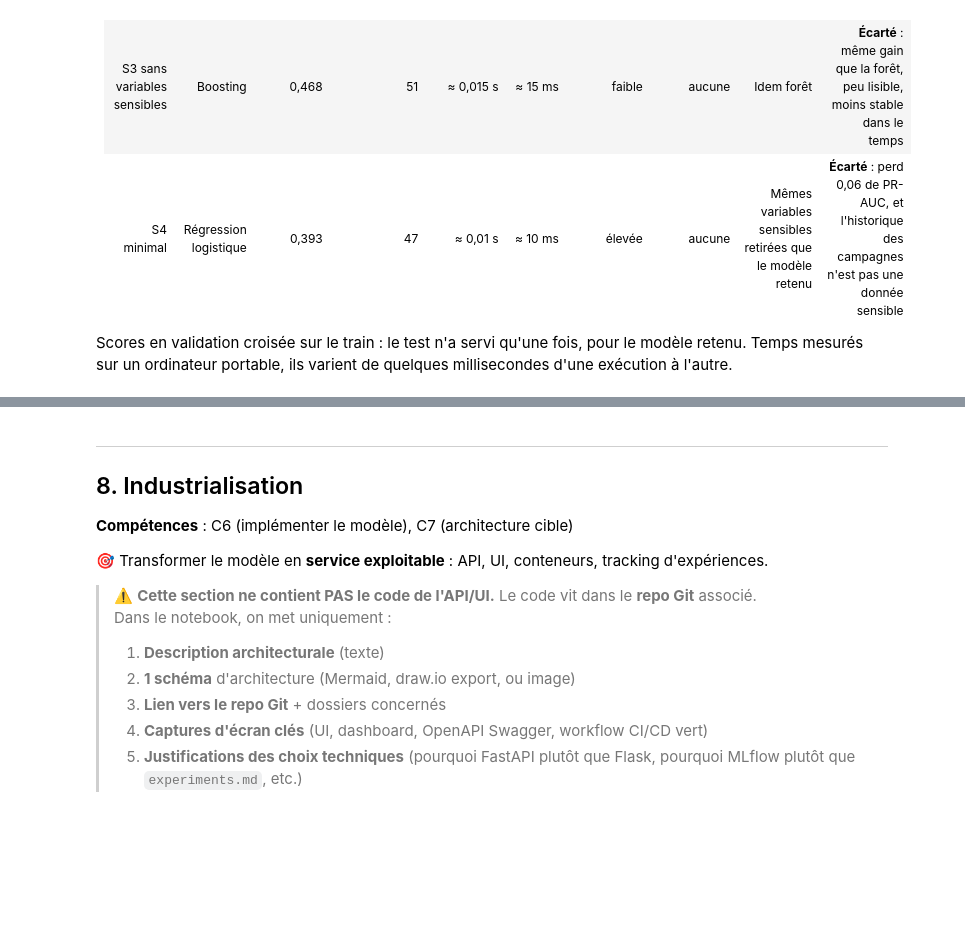
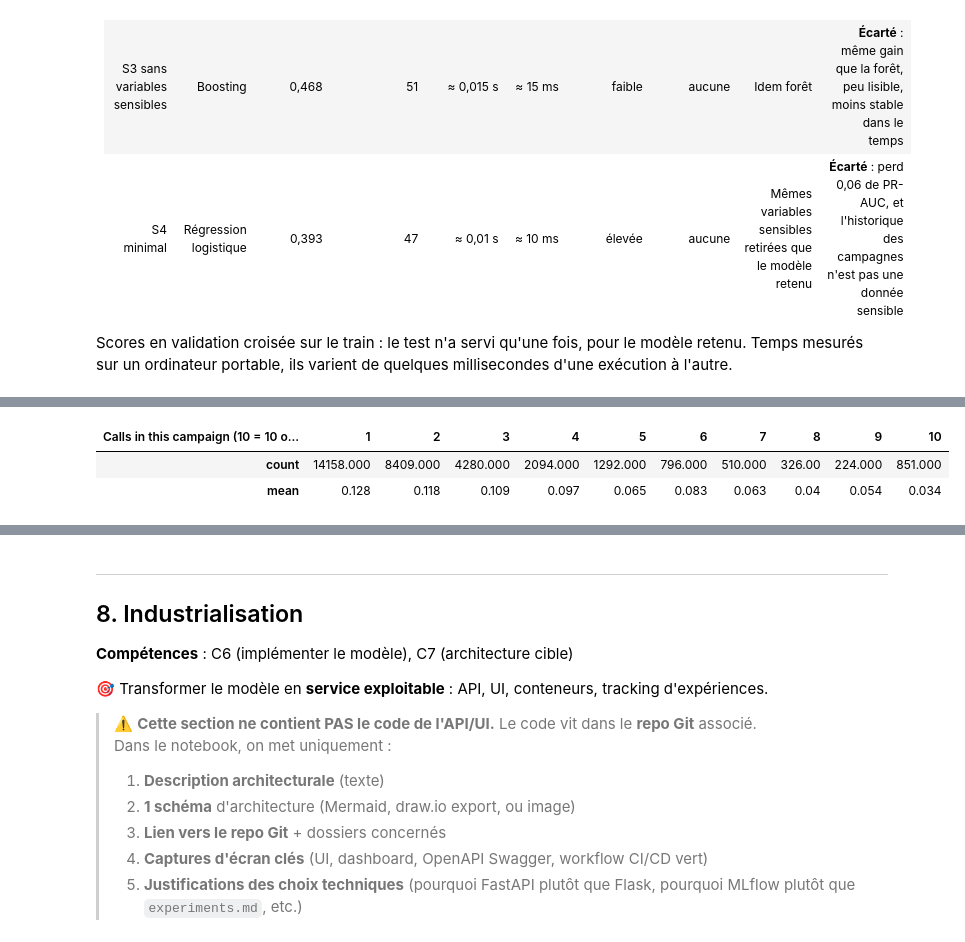
Before and after one commit to 3ti3nne/certif_etienne, a Jupyter notebook: notebooks/certif_bank_marketing.ipynb, the cells around one changed output, grey strips where cells are left out. Saved outputs shown, nothing was run; the diff lists cells and outputs as text; code cells hidden in the pictures; blank space fills up the shorter version.

```diff
--- a/notebooks/certif_bank_marketing.ipynb
+++ b/notebooks/certif_bank_marketing.ipynb
@@ -1058,0 +1135,7 @@ L'écart ne vient pas d'une variable sensible cachée mais de la période, où l
+# %%
+calls_so_far = X_train["campaign"].clip(upper=10).rename("Calls in this campaign (10 = 10 or more)")
+y_train.groupby(calls_so_far).agg(["count", "mean"]).round(3).T
+# %% [output]
+| Calls in this campaign (10 = 10 o... | 1 | 2 | 3 | 4 | 5 | 6 | 7 | 8 | 9 | 10 |
+| count | 14158.000 | 8409.000 | 4280.000 | 2094.000 | 1292.000 | 796.000 | 510.000 | 326.00 | 224.000 | 851.000 |
+| mean | 0.128 | 0.118 | 0.109 | 0.097 | 0.065 | 0.083 | 0.063 | 0.04 | 0.054 | 0.034 |
```
Also changed, not shown: parts of 28 cells of this notebook.
